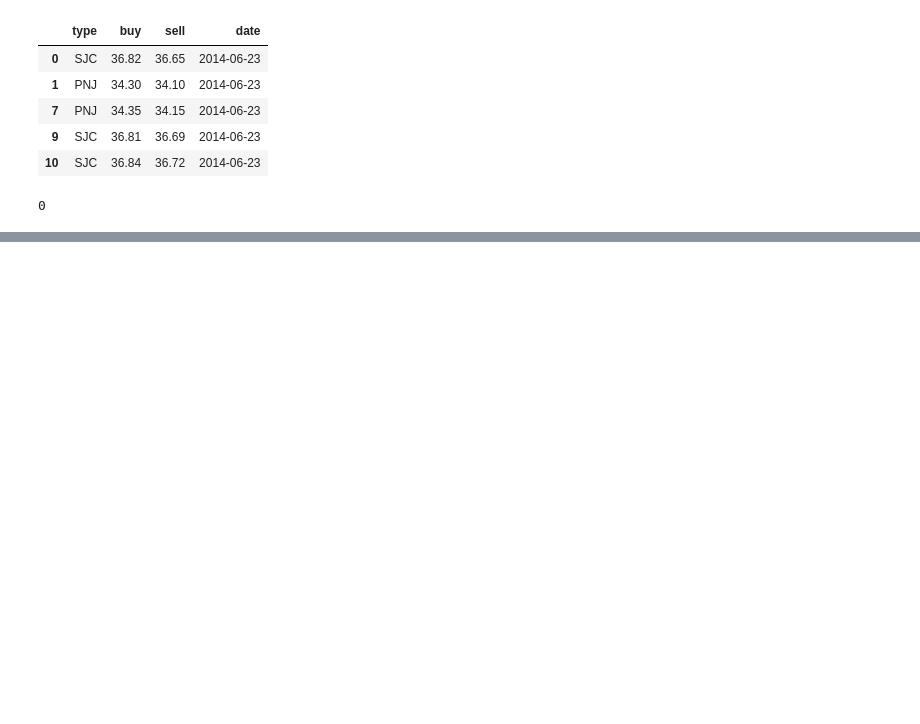
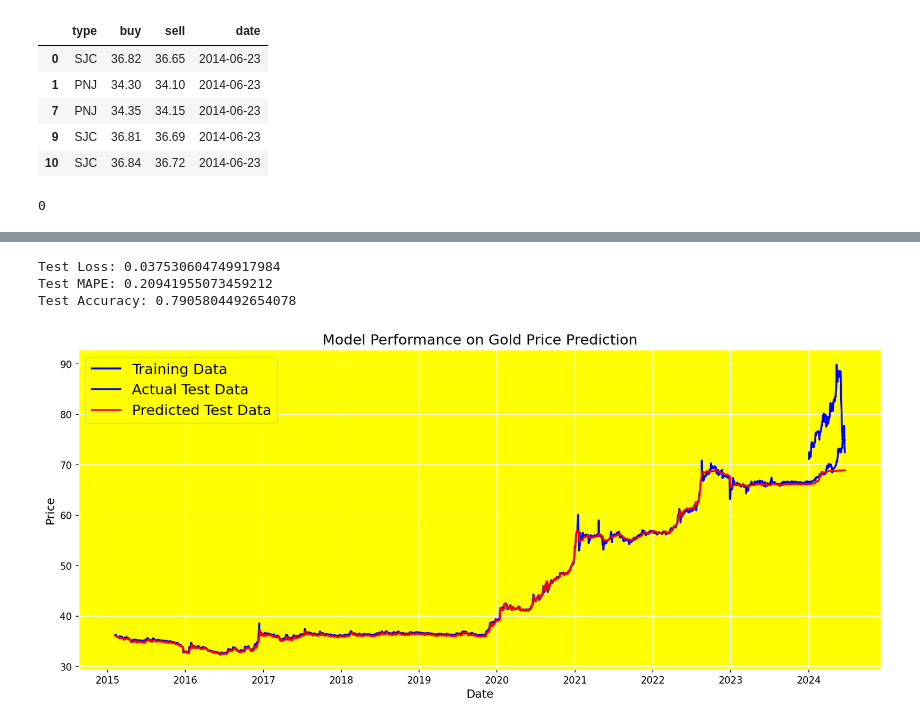
Before and after one commit to ady201group5AI18c/GoldPriceVN, a Jupyter notebook: process.ipynb, the cells around one changed output, grey strips where cells are left out. Drawn from its saved outputs; the diff is of its cells as text; code cells hidden in the pictures; blank space fills up the shorter version.

```diff
--- a/process.ipynb
+++ b/process.ipynb
@@ -96,0 +186,17 @@ fig.update_layout(xaxis_title="Date",
+# %%
+def define_model():
+    input1 = Input(shape=(window_size,1))
+    x = LSTM(units = 64, return_sequences=True)(input1)
+    x = Dropout(0.2)(x)
+    x = LSTM(units = 64, return_sequences=True)(x)
+    x = Dropout(0.2)(x)
+    x = LSTM(units = 64)(x)
+    x = Dropout(0.2)(x)
+    x = Dense(32, activation='softmax')(x)
+    dnn_output = Dense(1)(x)
+
+    model = Model(inputs=input1, outputs=[dnn_output])
+    model.compile(loss='mean_squared_error', optimizer='Nadam')
+    model.summary()
+
+    return model
@@ -96,0 +217,4 @@ fig.update_layout(xaxis_title="Date",
+# %%
+with tf.device('/device:GPU:0'):
+    model = define_model()
+    history = model.fit(X_train, y_train, epochs=150, batch_size=32, validation_split=0.1, verbose=1)
@@ -96,0 +263,2 @@ fig.update_layout(xaxis_title="Date",
+# %%
+y_train_pred = model.predict(X_train)
@@ -96,0 +270,29 @@ fig.update_layout(xaxis_title="Date",
+# %%
+print("Test Loss:", result)
+print("Test MAPE:", MAPE)
+print("Test Accuracy:", Accuracy)
+# %% [output]
+Test Loss: 0.037530604749917984
+Test MAPE: 0.20941955073459212
+Test Accuracy: 0.7905804492654078
+# %%
+y_test_true = scaler.inverse_transform(y_test)
+y_test_pred = scaler.inverse_transform(y_pred)
+y_train_true = scaler.inverse_transform(y_train)
+y_train_pred = scaler.inverse_transform(y_train_pred)
+# %%
+plt.figure(figsize=(15, 6), dpi=150)
+plt.rcParams['axes.facecolor'] = 'yellow'
+plt.rc('axes',edgecolor='white')
+# plt.plot(df_sjc['date'].iloc[:df_sjc.shape[0]], scaler.inverse_transform(train_data), color='black', lw=2)
+plt.plot(df_sjc['date'].iloc[-test_size:], y_test_true, color='blue', lw=2)
+plt.plot(df_sjc['date'].iloc[-y_train_true.shape[0]:], y_train_true, color='blue', lw=2)
+plt.plot(df_sjc['date'].iloc[-y_train_true.shape[0]:], y_train_pred, color='red', lw=2)
+plt.title('Model Performance on Gold Price Prediction', fontsize=15)
+plt.xlabel('Date', fontsize=12)
+plt.ylabel('Price', fontsize=12)
+plt.legend(['Training Data', 'Actual Test Data', 'Predicted Test Data'], loc='upper left', prop={'size': 15})
+plt.grid(color='white')
+plt.show()
+# %% [output]
+[figure, added]
```
Also changed, not shown: parts of 27 cells of this notebook, 2 other files.
